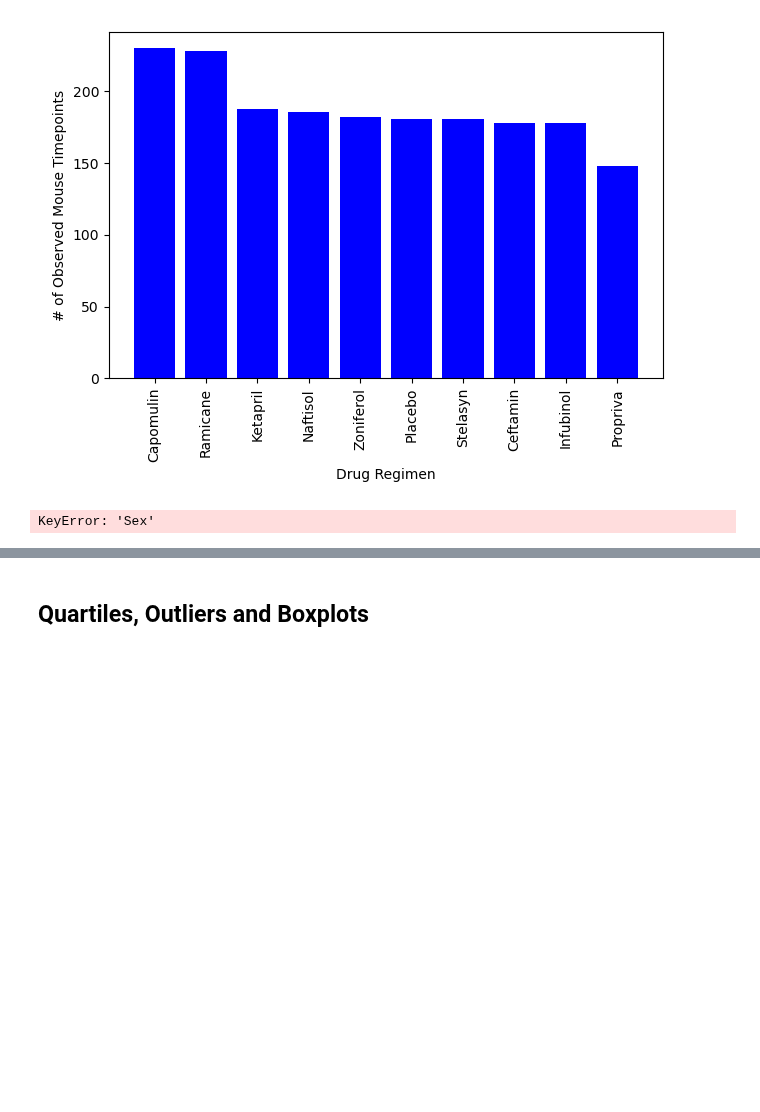
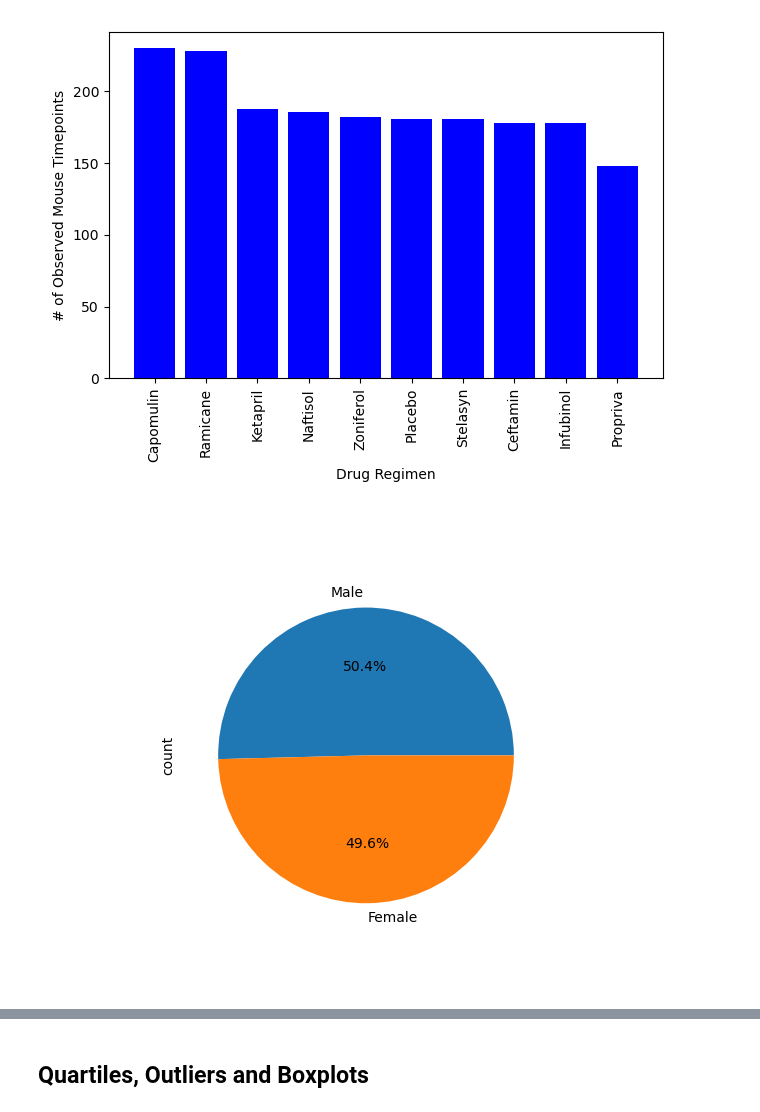
Before and after one commit to darren-coder/Matplotlib-Challenge, a Jupyter notebook: pymaceuticals_starter.ipynb, the cells around one changed output, grey strips where cells are left out. Drawn from its saved outputs; the diff is of its cells as text; code cells hidden in the pictures; blank space fills up the shorter version.

```diff
--- a/pymaceuticals_starter.ipynb
+++ b/pymaceuticals_starter.ipynb
@@ -200,11 +199,16 @@ plt.tight_layout()
 plt.show()
 # %% [output]
 [figure]
-# %%
-unique_mice = combined_data['Mouse ID']['Sex'].nunique()
-unique_mice
-# %% [output]
-KeyError: 'Sex'
+# %%
+mice_df = cleaned_data.loc[:, ["Mouse ID", "Sex"]].drop_duplicates()
+
+# Make the pie chart
+counts = mice_df.Sex.value_counts()
+plt.figure()
+counts.plot(kind="pie",autopct='%1.1f%%')
+plt.show()
+# %% [output]
+[figure, added]
 # %%
 # Generate a pie chart, using Pandas, showing the distribution of unique female versus male mice used in the study
 # Get the unique mice with their gender
```
Also changed, not shown: parts of 3 cells of this notebook.
